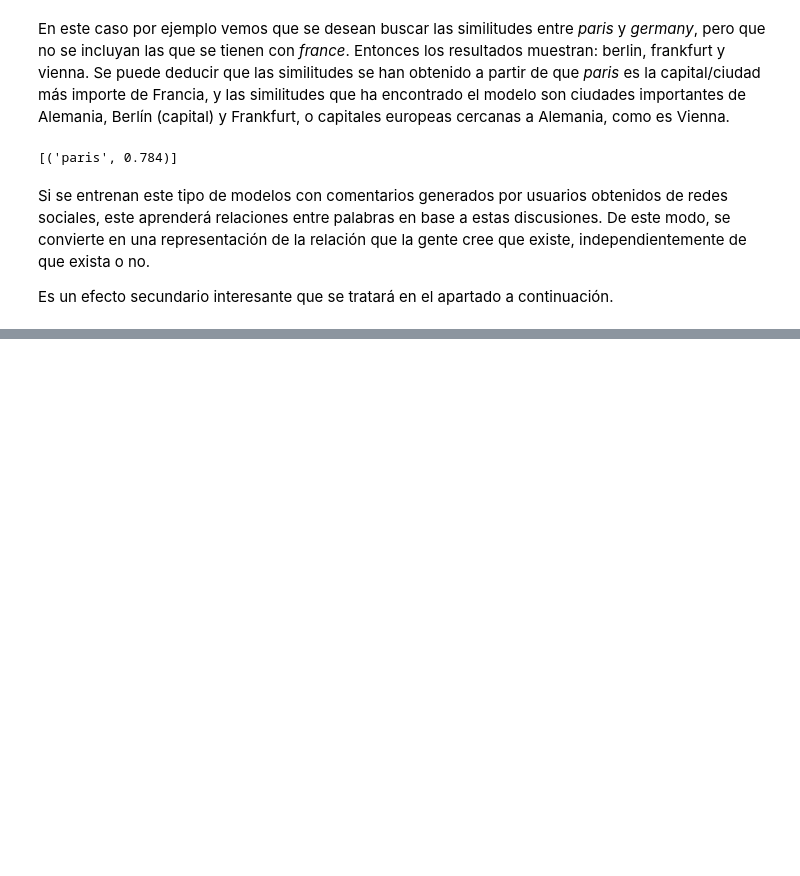
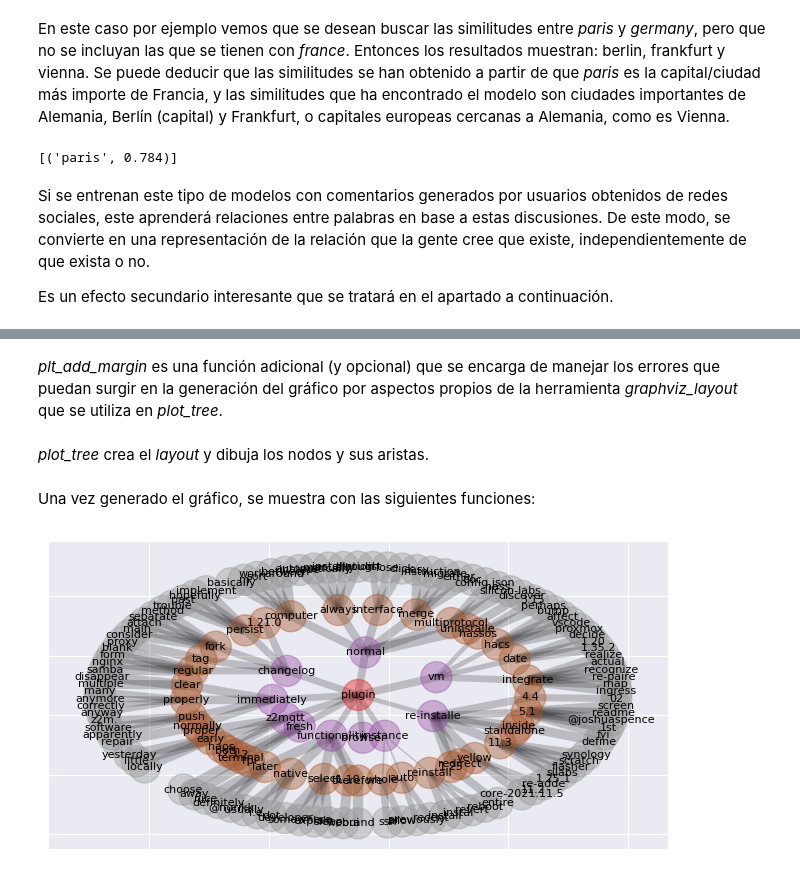
Before and after one commit to DiegoAlcoba/GVTIA, a Jupyter notebook: jp_notebooks/h_word_embeddings.ipynb, the cells around one changed output, grey strips where cells are left out. Saved outputs shown, nothing was run; the diff lists cells and outputs as text; code cells hidden in the pictures; blank space fills up the shorter version.

```diff
--- a/jp_notebooks/h_word_embeddings.ipynb
+++ b/jp_notebooks/h_word_embeddings.ipynb
@@ -161,0 +431,2 @@ Es un efecto secundario interesante que se tratará en el apartado a continuaci
+# %%
+model = Word2Vec.load('~/gensim-data/zigbee2mqtt/zigbee2mqtt_w2v_100_20_full.bin')
@@ -161,0 +636,15 @@ Es un efecto secundario interesante que se tratará en el apartado a continuaci
+# %%
+import csv
+
+model_path = '~/gensim-data/zigbee2mqtt'
+name = 'zigbee2mqtt_w2v_sg_30'
+model = models[name]
+
+# with open(f'{model_path}/{name}_words.tsv', 'w', encoding='utf-8') as tsvfile:
+#     tsvfile.write('\n'.join(model.index_to_key))
+
+with open(f'{model_path}/{name}_vecs.tsv', 'w', encoding='utf-8') as tsvfile:
+    writer = csv.writer(tsvfile, delimiter='\t',
+                        dialect=csv.unix_dialect, quoting=csv.QUOTE_MINIMAL)
+    for w in model.index_to_key:
+        _ = writer.writerow(model[w].tolist())
@@ -161,0 +679,2 @@ Es un efecto secundario interesante que se tratará en el apartado a continuaci
+# %% [markdown]
+*plt_add_margin* es una función adicional (y opcional) que se encarga de manejar los errores que puedan surgir en la generación del gráfico por aspectos propios de la herramienta *graphviz_layout* que se utiliza en *plot_tree*.
@@ -161,0 +725,32 @@ Es un efecto secundario interesante que se tratará en el apartado a continuaci
+# %% [markdown]
+*plot_tree* crea el *layout* y dibuja los nodos y sus aristas.
+# %%
+from networkx.drawing.nx_pydot import graphviz_layout
+
+def plot_tree(graph, node_size=1000, font_size=12):
+    graph = solve_graphviz_problems(graph) ###
+
+    pos = graphviz_layout(graph, prog='twopi', root=list(graph.nodes)[0])
+#     plt.figure(figsize=(10, 4), dpi=200) ###
+#     plt.grid(b=None) ### hide box
+#     plt.box(False) ### hide grid
+    plt_add_margin(pos) ### just for layout
+
+    colors = [graph.nodes[n]['dist'] for n in graph] # colorize by distance
+    nx.draw_networkx_nodes(graph, pos, node_size=node_size, node_color=colors,
+                           cmap='Set1', alpha=0.4)
+    nx.draw_networkx_labels(graph, pos, font_size=font_size)
+    scale_weights(graph) ### not in book
+
+    for (n1, n2, sim) in graph.edges(data='sim'):
+         nx.draw_networkx_edges(graph, pos, [(n1, n2)], width=sim, alpha=0.2)
+
+    plt.show()
+# %% [markdown]
+Una vez generado el gráfico, se muestra con las siguientes funciones:
+# %%
+model = models['zigbee2mqtt_w2v_sg_2']
+graph = sim_tree(model, 'plugin', top_n=10, max_dist=3)
+plot_tree(graph, node_size=500, font_size=8)
+# %% [output]
+[figure, added]
```
Also changed, not shown: parts of 63 cells of this notebook.
